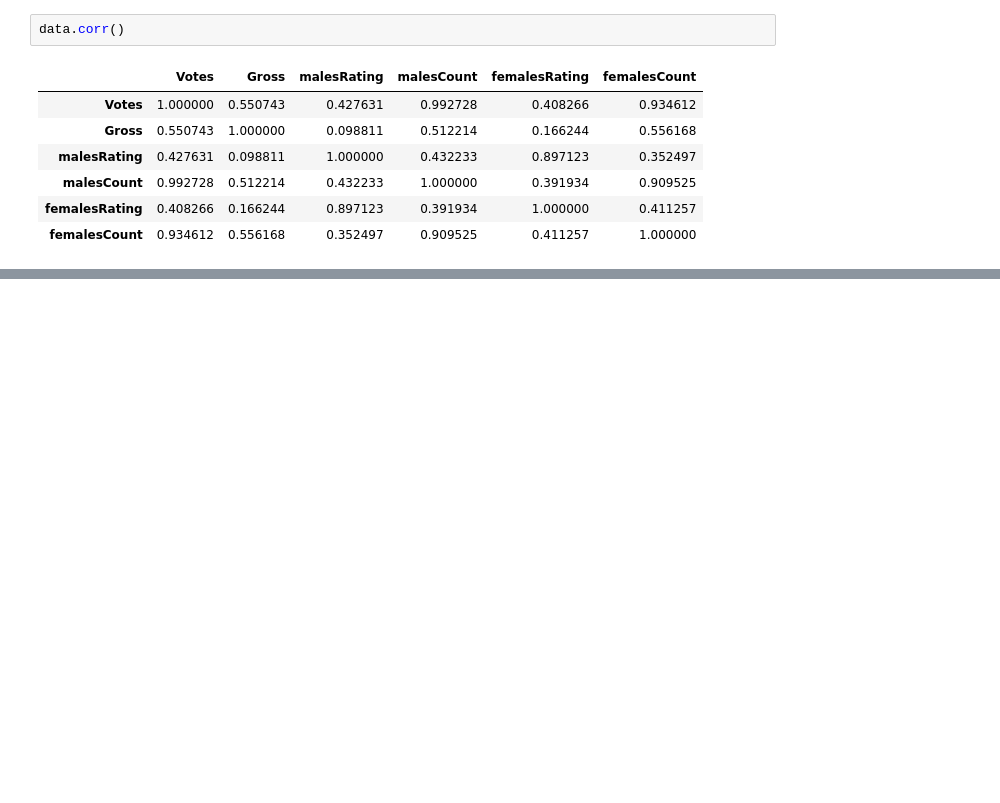
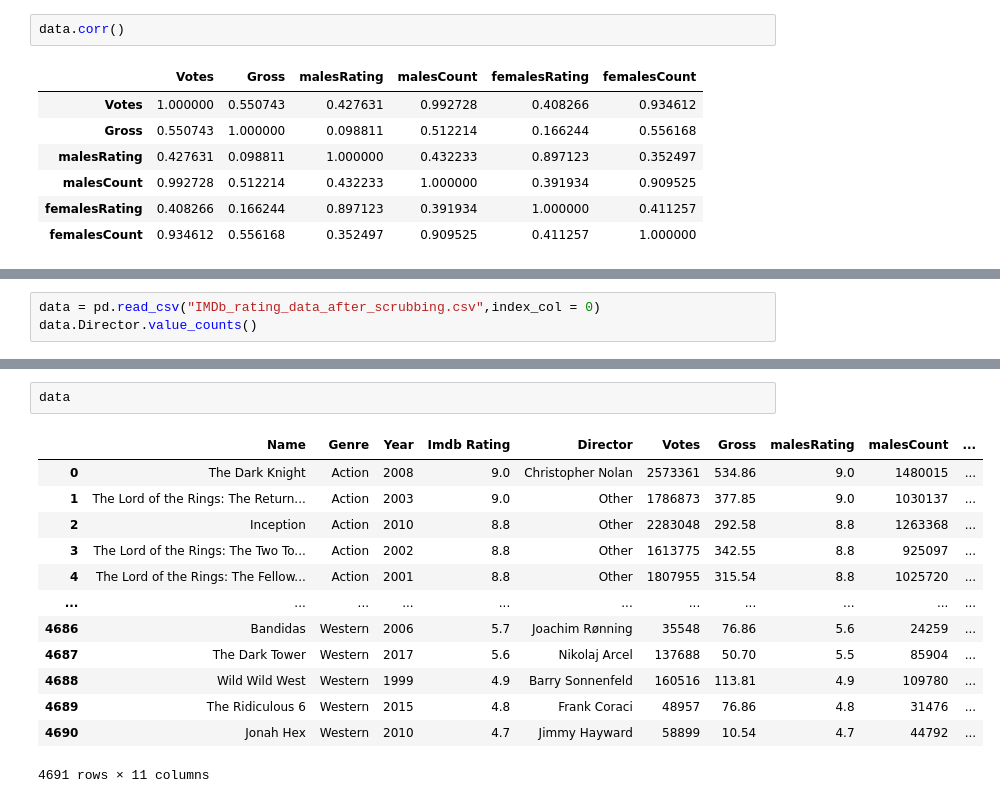
Before and after one commit to Moshe-Frankipour/DataScience-IMDb, a Jupyter notebook: Step 3 - Exploring Data & Visualizing.ipynb, the cells around one changed output, grey strips where cells are left out. Drawn from its saved outputs; the diff is of its cells as text; blank space fills up the shorter version.

```diff
--- a/Step 3 - Exploring Data & Visualizing.ipynb
+++ b/Step 3 - Exploring Data & Visualizing.ipynb
@@ -363,0 +475,3 @@ data.corr()
+# %%
+data = pd.read_csv("IMDb_rating_data_after_scrubbing.csv",index_col = 0)
+data.Director.value_counts()
@@ -363,0 +533,16 @@ data.corr()
+# %%
+data
+# %% [output]
+|  | Name | Genre | Year | Imdb Rating | Director | Votes | Gross | malesRating | malesCount | ... |
+| 0 | The Dark Knight | Action | 2008 | 9.0 | Christopher Nolan | 2573361 | 534.86 | 9.0 | 1480015 | ... |
+| 1 | The Lord of the Rings: The Return... | Action | 2003 | 9.0 | Other | 1786873 | 377.85 | 9.0 | 1030137 | ... |
+| 2 | Inception | Action | 2010 | 8.8 | Other | 2283048 | 292.58 | 8.8 | 1263368 | ... |
+| 3 | The Lord of the Rings: The Two To... | Action | 2002 | 8.8 | Other | 1613775 | 342.55 | 8.8 | 925097 | ... |
+| 4 | The Lord of the Rings: The Fellow... | Action | 2001 | 8.8 | Other | 1807955 | 315.54 | 8.8 | 1025720 | ... |
+| ... | ... | ... | ... | ... | ... | ... | ... | ... | ... | ... |
+| 4686 | Bandidas | Western | 2006 | 5.7 | Joachim Rønning | 35548 | 76.86 | 5.6 | 24259 | ... |
+| 4687 | The Dark Tower | Western | 2017 | 5.6 | Nikolaj Arcel | 137688 | 50.70 | 5.5 | 85904 | ... |
+| 4688 | Wild Wild West | Western | 1999 | 4.9 | Barry Sonnenfeld | 160516 | 113.81 | 4.9 | 109780 | ... |
+| 4689 | The Ridiculous 6 | Western | 2015 | 4.8 | Frank Coraci | 48957 | 76.86 | 4.8 | 31476 | ... |
+| 4690 | Jonah Hex | Western | 2010 | 4.7 | Jimmy Hayward | 58899 | 10.54 | 4.7 | 44792 | ... |
+4691 rows × 11 columns
```
Also changed, not shown: parts of 26 cells of this notebook.
